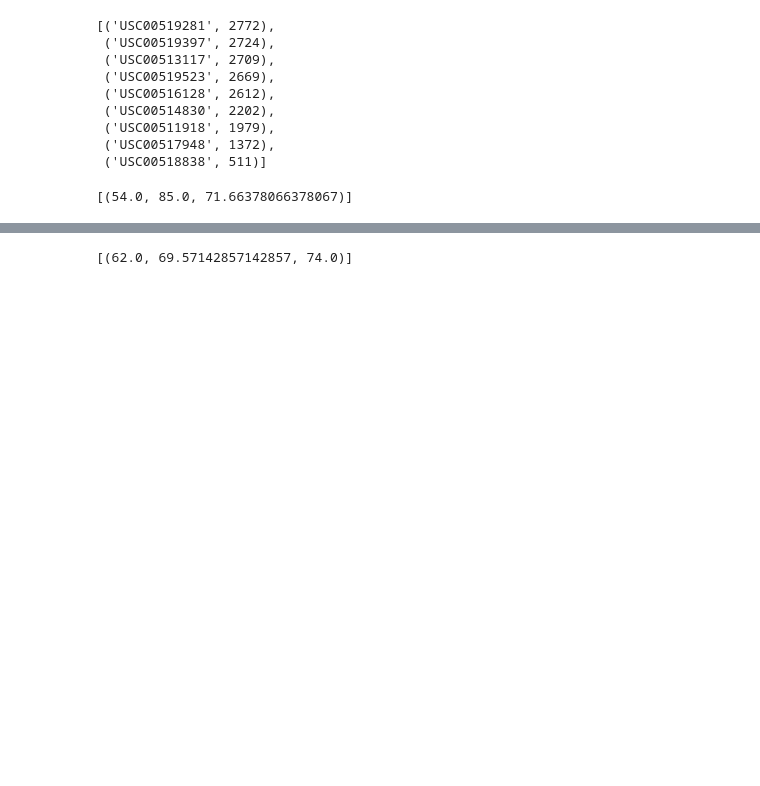
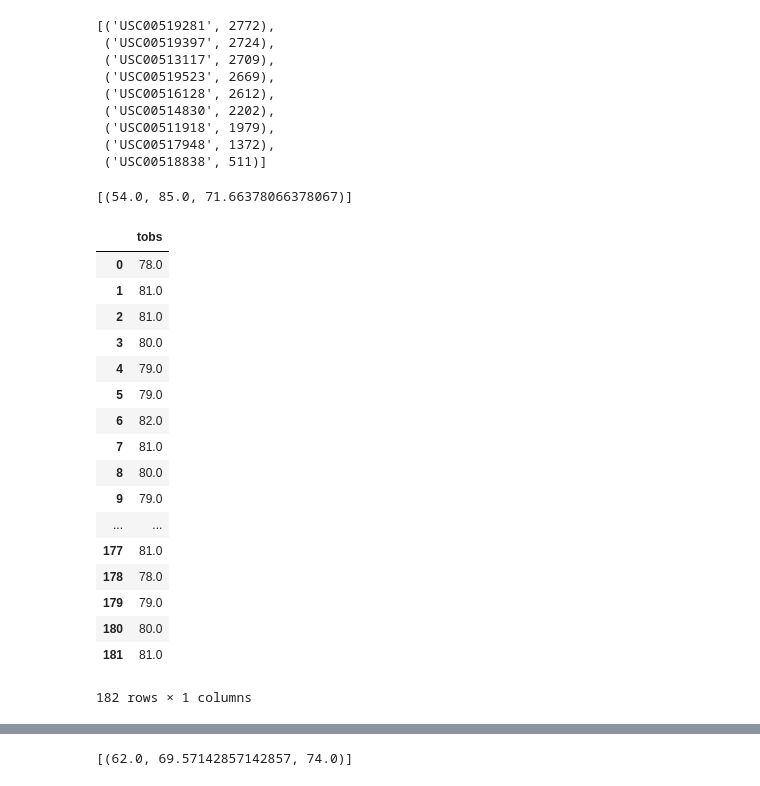
Before and after one commit to yuhsul1/Advanced-Data-Storage-and-Retrieval, a Jupyter notebook: climate_starter.ipynb, the cells around one changed output, grey strips where cells are left out. Drawn from its saved outputs; the diff is of its cells as text; code cells hidden in the pictures; blank space fills up the shorter version.

```diff
--- a/climate_starter.ipynb
+++ b/climate_starter.ipynb
@@ -138,2 +178,29 @@ filter(Measurement.date>date).all()
 # %% [output]
 [(54.0, 85.0, 71.66378066378067)]
+# %%
+#Find all temperature using the query. SInce there are three stations with same highest temperature, use the one with highest average
+temp_query = session.query(Measurement.tobs).\
+filter(Measurement.station == "USC00517948").\
+filter(Measurement.date>year_ago).\
+all()
+temperature_df = pd.DataFrame(temp_query, columns=["tobs"])
+temperature_df
+# %% [output]
+|  | tobs |
+| 0 | 78.0 |
+| 1 | 81.0 |
+| 2 | 81.0 |
+| 3 | 80.0 |
+| 4 | 79.0 |
+| 5 | 79.0 |
+| 6 | 82.0 |
+| 7 | 81.0 |
+| 8 | 80.0 |
+| 9 | 79.0 |
+| ... | ... |
+| 177 | 81.0 |
+| 178 | 78.0 |
+| 179 | 79.0 |
+| 180 | 80.0 |
+| 181 | 81.0 |
+182 rows × 1 columns
```
Also changed, not shown: parts of 8 cells of this notebook, 2 other files.
